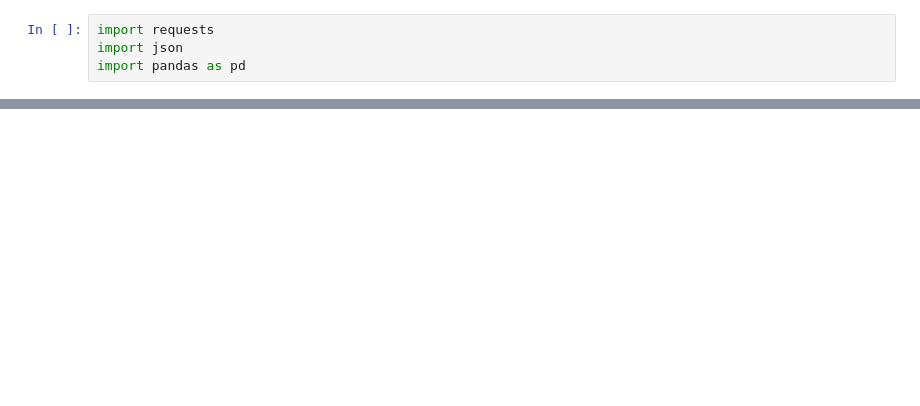
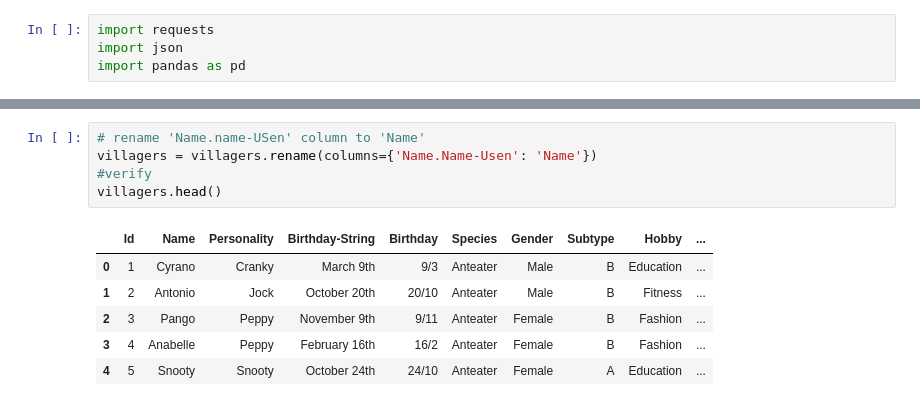
Before and after one commit to slee502/AnimalCrossing_Villager_Popularity, a Jupyter notebook: Villager_Popularity_Analysis.ipynb, the cells around one changed output, grey strips where cells are left out. Drawn from its saved outputs; the diff is of its cells as text; blank space fills up the shorter version.

```diff
--- a/Villager_Popularity_Analysis.ipynb
+++ b/Villager_Popularity_Analysis.ipynb
@@ -109,0 +153,12 @@ poster.head()
+# %%
+# rename 'Name.name-USen' column to 'Name'
+villagers = villagers.rename(columns={'Name.Name-Usen': 'Name'})
+#verify
+villagers.head()
+# %% [output]
+|  | Id | Name | Personality | Birthday-String | Birthday | Species | Gender | Subtype | Hobby | ... |
+| 0 | 1 | Cyrano | Cranky | March 9th | 9/3 | Anteater | Male | B | Education | ... |
+| 1 | 2 | Antonio | Jock | October 20th | 20/10 | Anteater | Male | B | Fitness | ... |
+| 2 | 3 | Pango | Peppy | November 9th | 9/11 | Anteater | Female | B | Fashion | ... |
+| 3 | 4 | Anabelle | Peppy | February 16th | 16/2 | Anteater | Female | B | Fashion | ... |
+| 4 | 5 | Snooty | Snooty | October 24th | 24/10 | Anteater | Female | A | Education | ... |
```
Also changed, not shown: parts of 39 cells of this notebook.
